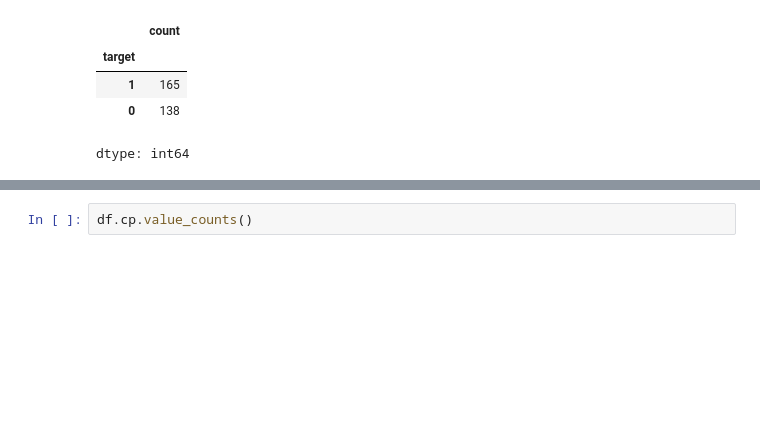
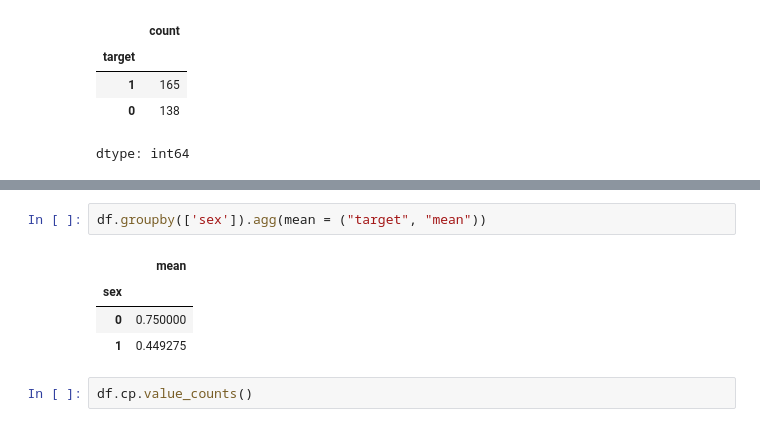
Before and after one commit to ai7dnn/PyTorch-DL, a Jupyter notebook: code/PT03.ipynb, the cells around one changed output, grey strips where cells are left out. Drawn from its saved outputs; the diff is of its cells as text; blank space fills up the shorter version.

```diff
--- a/code/PT03.ipynb
+++ b/code/PT03.ipynb
@@ -110,3 +114,10 @@ plt.show()
+# %%
+df.groupby(['sex']).agg(mean = ("target", "mean"))
+# %% [output]
+|  | mean |
+| sex |  |
+| 0 | 0.750000 |
+| 1 | 0.449275 |
 # %%
 df.cp.value_counts()
 # %% [output]
```
Also changed, not shown: parts of 13 cells of this notebook.
